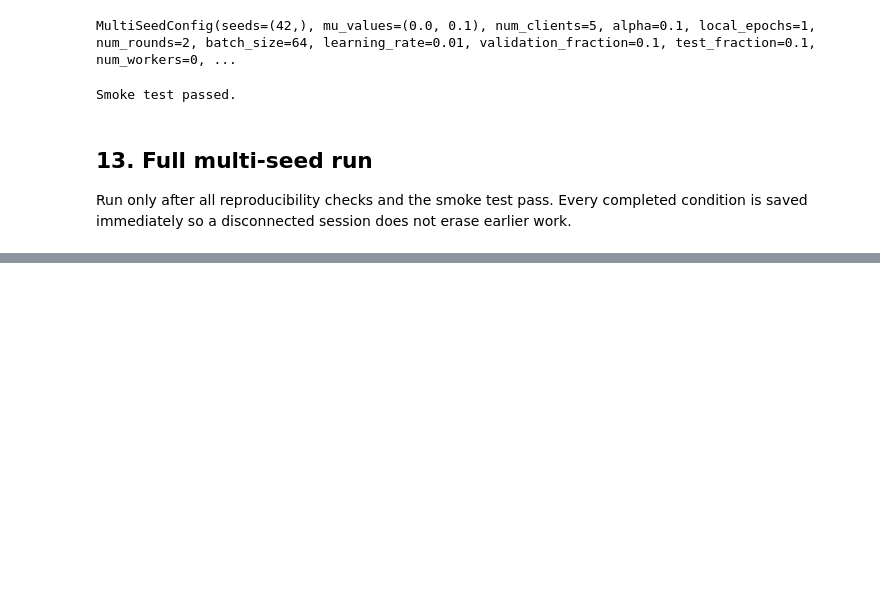
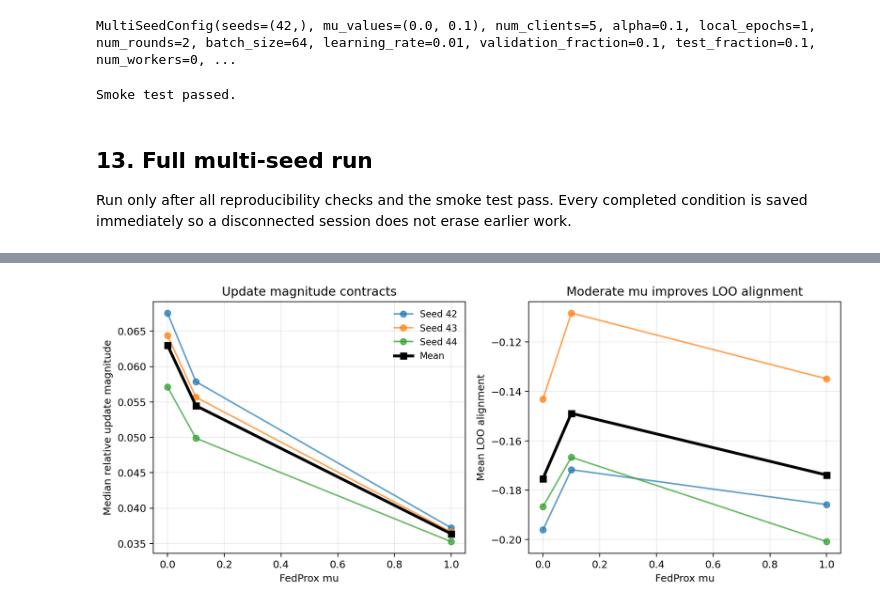
Before and after one commit to khanhhuyenpham/federated-learning-under-heterogeneity, a Jupyter notebook: notebooks/06_multiseed_fedprox_robustness.ipynb, the cells around one changed output, grey strips where cells are left out. Saved outputs shown, nothing was run; the diff lists cells and outputs as text; code cells hidden in the pictures; blank space fills up the shorter version.

```diff
--- a/notebooks/06_multiseed_fedprox_robustness.ipynb
+++ b/notebooks/06_multiseed_fedprox_robustness.ipynb
@@ -946,0 +959,32 @@ This study uses only three seeds, five fully participating clients, one Dirichle
+# %%
+def plot_geometry_summary(summary: pd.DataFrame):
+    fig, axes = plt.subplots(1, 2, figsize=(10.4, 4.4))
+    for seed, group in summary.groupby("seed", sort=True):
+        group = group.sort_values("mu")
+        axes[0].plot(group["mu"], group["median_relative_update_magnitude"],
+                     marker="o", alpha=0.72, label=f"Seed {seed}")
+        axes[1].plot(group["mu"], group["mean_loo_alignment"],
+                     marker="o", alpha=0.72, label=f"Seed {seed}")
+
+    means = summary.groupby("mu", as_index=False).mean(numeric_only=True)
+    axes[0].plot(means["mu"], means["median_relative_update_magnitude"],
+                 color="black", marker="s", linewidth=2.8, label="Mean")
+    axes[1].plot(means["mu"], means["mean_loo_alignment"],
+                 color="black", marker="s", linewidth=2.8, label="Mean")
+
+    axes[0].set(title="Update magnitude contracts", xlabel="FedProx mu",
+                ylabel="Median relative update magnitude")
+    axes[1].set(title="Moderate mu improves LOO alignment", xlabel="FedProx mu",
+                ylabel="Mean LOO alignment")
+    for ax in axes:
+        ax.grid(alpha=0.25)
+    axes[0].legend(frameon=False, fontsize=9)
+    fig.tight_layout()
+    return fig
+
+
+geometry_fig = plot_geometry_summary(seed_mu_summary)
+geometry_fig.savefig(FIGURE_DIR / "geometry_across_seeds.png", dpi=180, bbox_inches="tight")
+plt.show()
+# %% [output]
+[figure, added]
```
Also changed, not shown: parts of 37 cells of this notebook, 11 other files.
